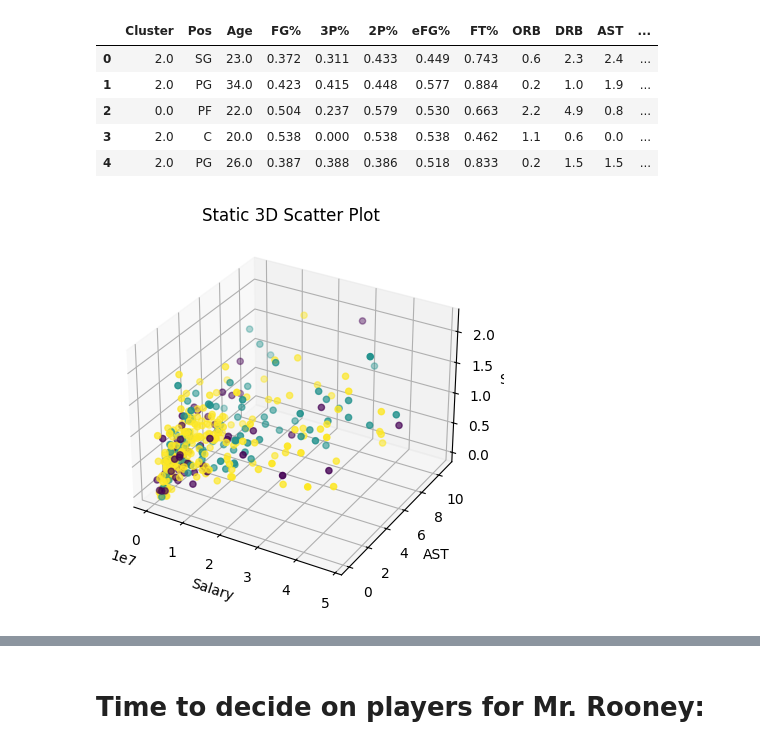
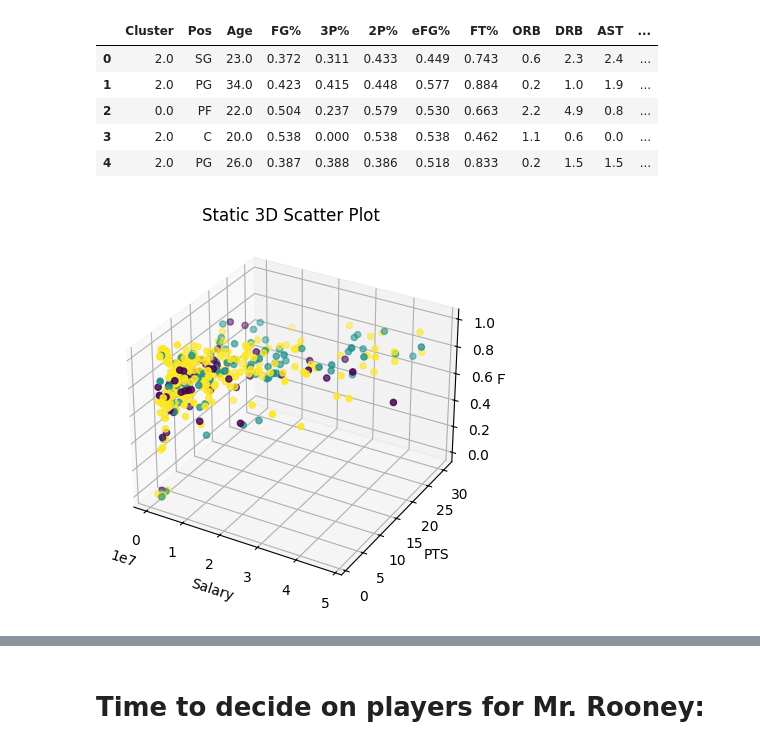
Before and after one commit to wloving77/Fall2023Classes, a Jupyter notebook: foundations_of_machine_learning/assignments/BBall-Clustering/Lab-Clustering-2.ipynb, the cells around one changed output, grey strips where cells are left out. Cells and saved outputs as stored; diff of their text form; code cells hidden in the pictures.

```diff
--- a/foundations_of_machine_learning/assignments/BBall-Clustering/Lab-Clustering-2.ipynb
+++ b/foundations_of_machine_learning/assignments/BBall-Clustering/Lab-Clustering-2.ipynb
@@ -323,11 +323,11 @@ df_evaluate.head()
 # %%
 """
 Looks like yellow is the most general cluster while purple and light blue might be where we find our more interesting data points
 """
 
-plot_centroids(df_evaluate, "Salary", "AST", "STL")
+plot_centroids(df_evaluate, "Salary", "PTS", "FT%")
 # %% [output]
-[figure, old version]
+[figure, new version]
 # %%
 silhouette_avg = silhouette_score(data, model.labels_)
 wcss = model.inertia_
```
Also changed, not shown: parts of 6 cells of this notebook, 10 other files.
